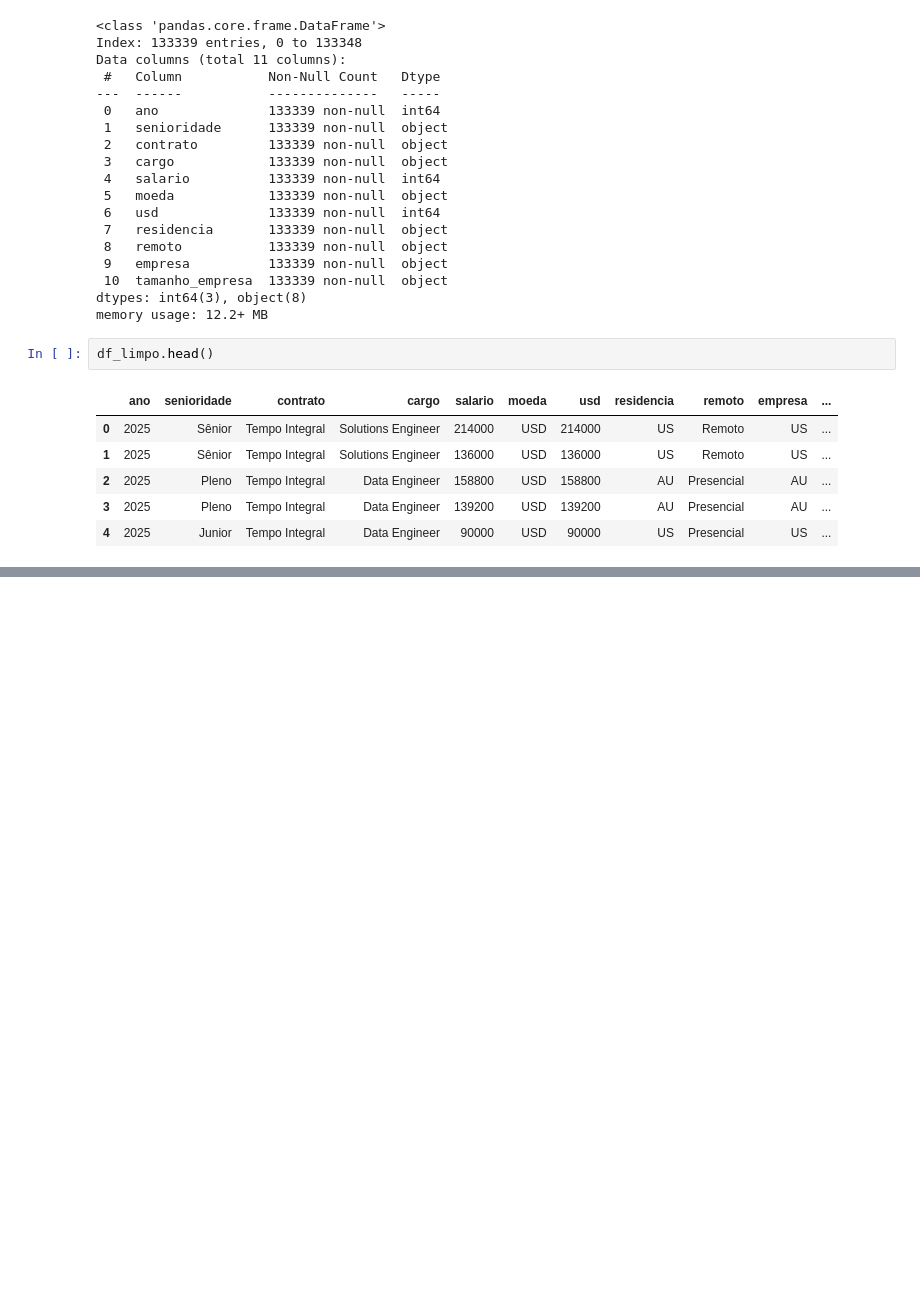
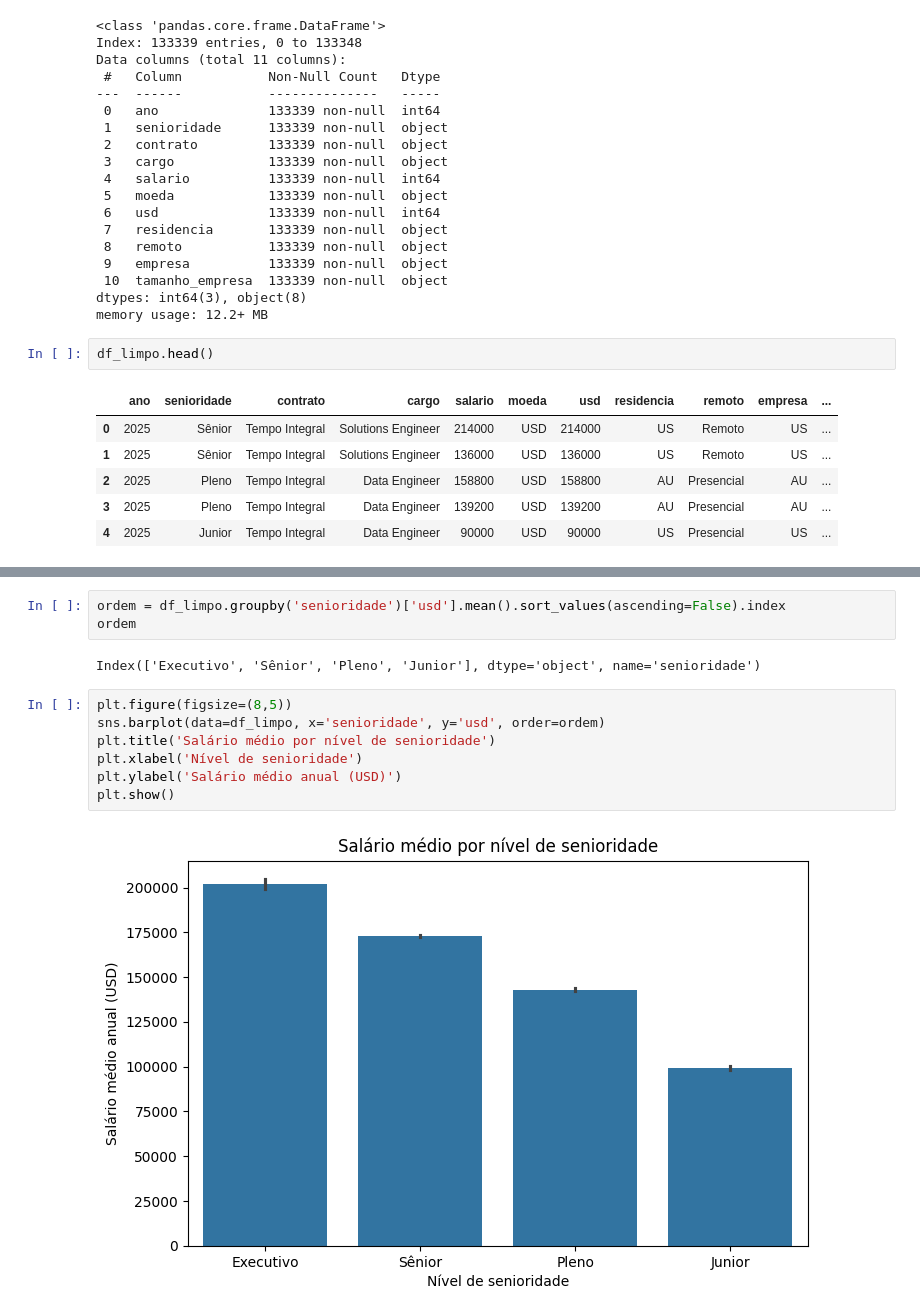
Before and after one commit to Henrike-PB/imersao_dados_alura, a Jupyter notebook: Imersão_dados_com_Python_Alura.ipynb, the cells around one changed output, grey strips where cells are left out. Drawn from its saved outputs; the diff is of its cells as text; blank space fills up the shorter version.

```diff
--- a/Imersão_dados_com_Python_Alura.ipynb
+++ b/Imersão_dados_com_Python_Alura.ipynb
@@ -454,0 +499,14 @@ df_limpo.head()
+# %%
+ordem = df_limpo.groupby('senioridade')['usd'].mean().sort_values(ascending=False).index
+ordem
+# %% [output]
+Index(['Executivo', 'Sênior', 'Pleno', 'Junior'], dtype='object', name='senioridade')
+# %%
+plt.figure(figsize=(8,5))
+sns.barplot(data=df_limpo, x='senioridade', y='usd', order=ordem)
+plt.title('Salário médio por nível de senioridade')
+plt.xlabel('Nível de senioridade')
+plt.ylabel('Salário médio anual (USD)')
+plt.show()
+# %% [output]
+[figure, added]
```
Also changed, not shown: parts of 23 cells of this notebook.
